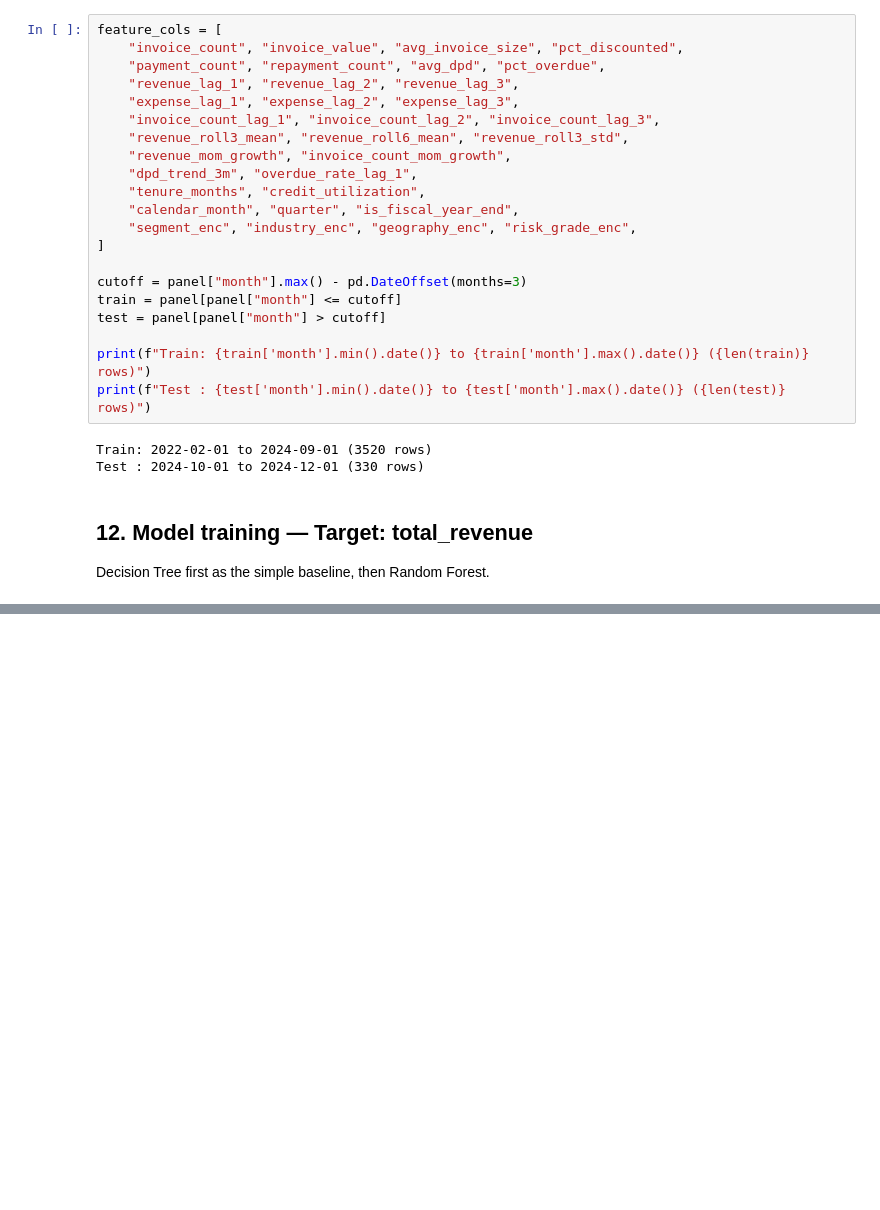
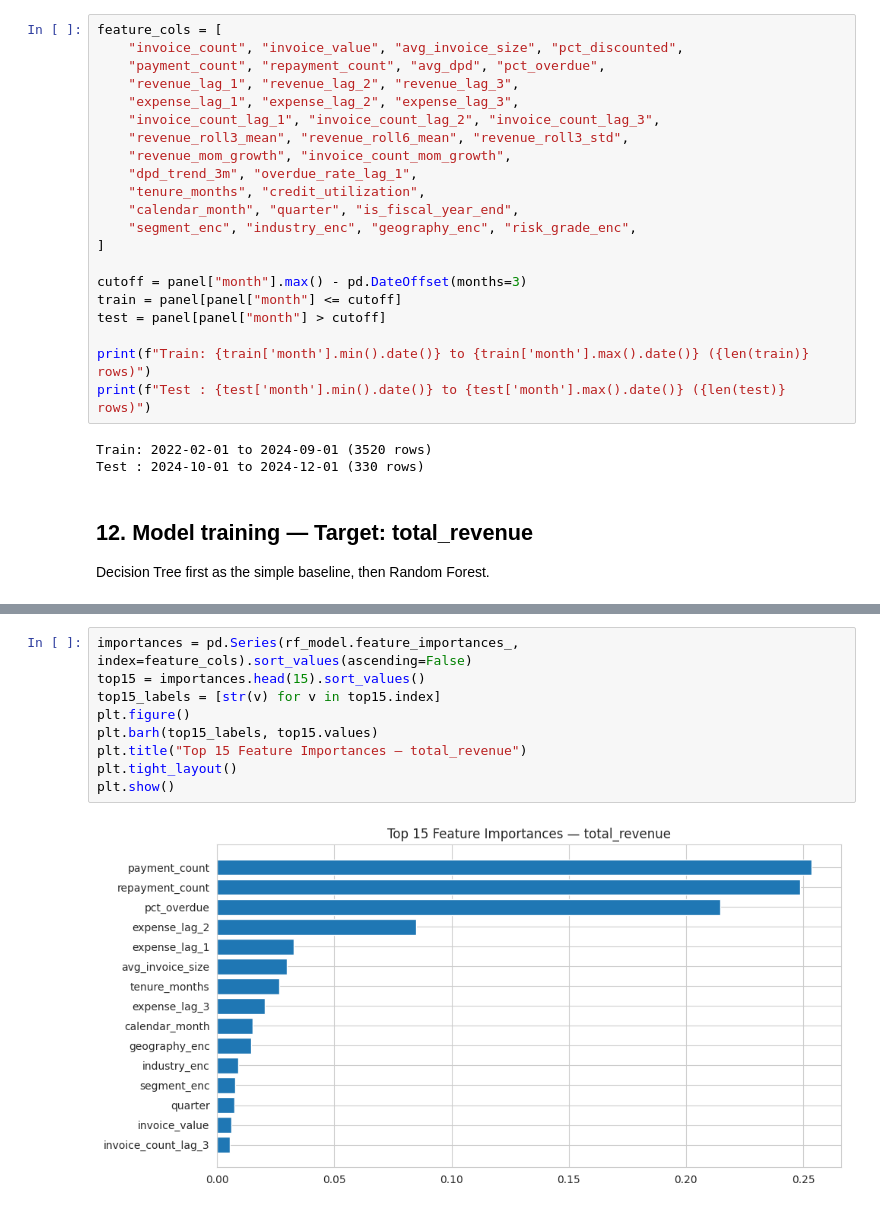
Before and after one commit to Bibhuti-MLAI/Time-Series-Forcasting, a Jupyter notebook: Revenue_Forcasting.ipynb, the cells around one changed output, grey strips where cells are left out. Drawn from its saved outputs; the diff is of its cells as text; blank space fills up the shorter version.

```diff
--- a/Revenue_Forcasting.ipynb
+++ b/Revenue_Forcasting.ipynb
@@ -654,0 +722,11 @@ Decision Tree first as the simple baseline, then Random Forest.
+# %%
+importances = pd.Series(rf_model.feature_importances_, index=feature_cols).sort_values(ascending=False)
+top15 = importances.head(15).sort_values()
+top15_labels = [str(v) for v in top15.index]
+plt.figure()
+plt.barh(top15_labels, top15.values)
+plt.title("Top 15 Feature Importances — total_revenue")
+plt.tight_layout()
+plt.show()
+# %% [output]
+[figure, added]
```
Also changed, not shown: parts of 6 cells of this notebook.
